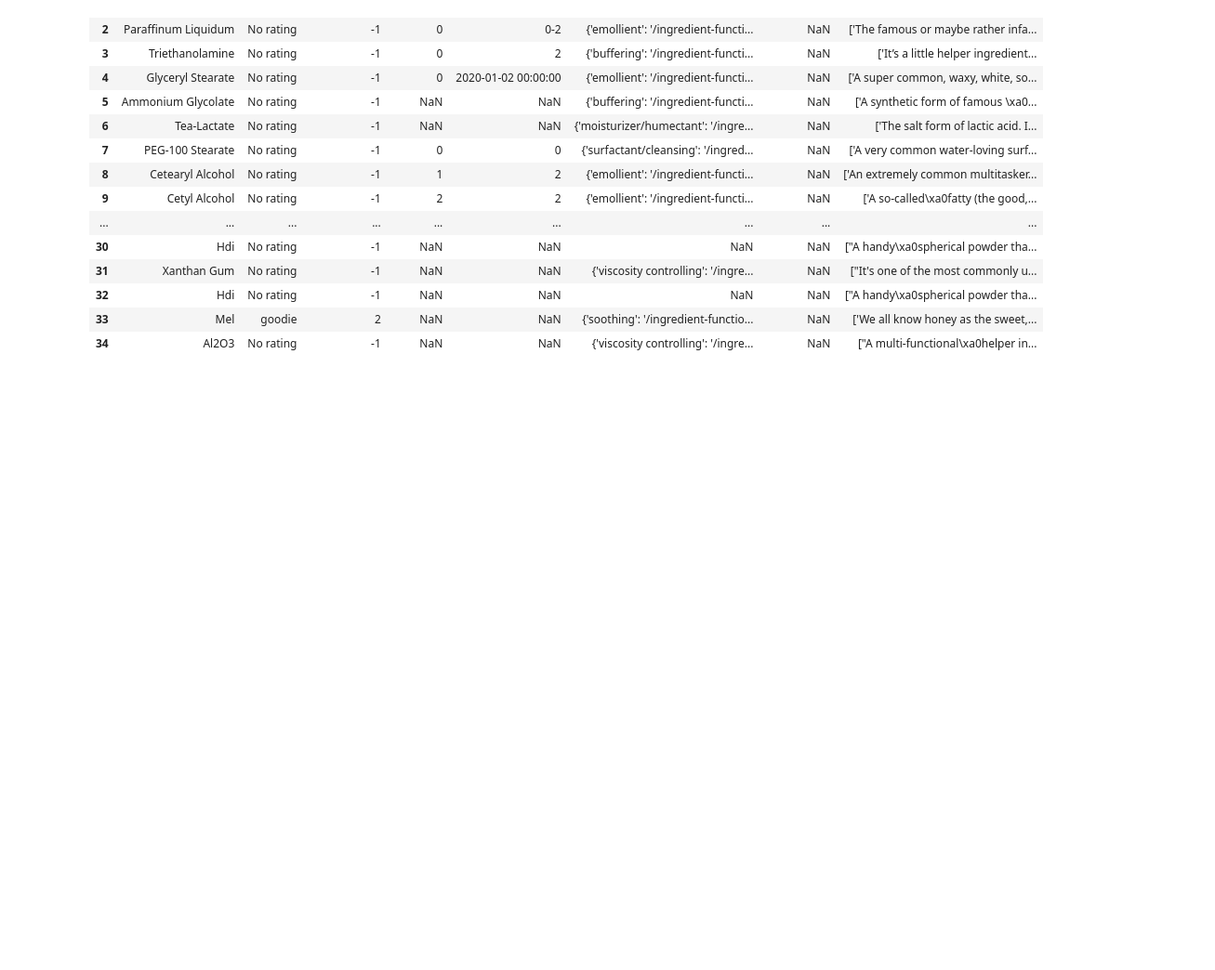
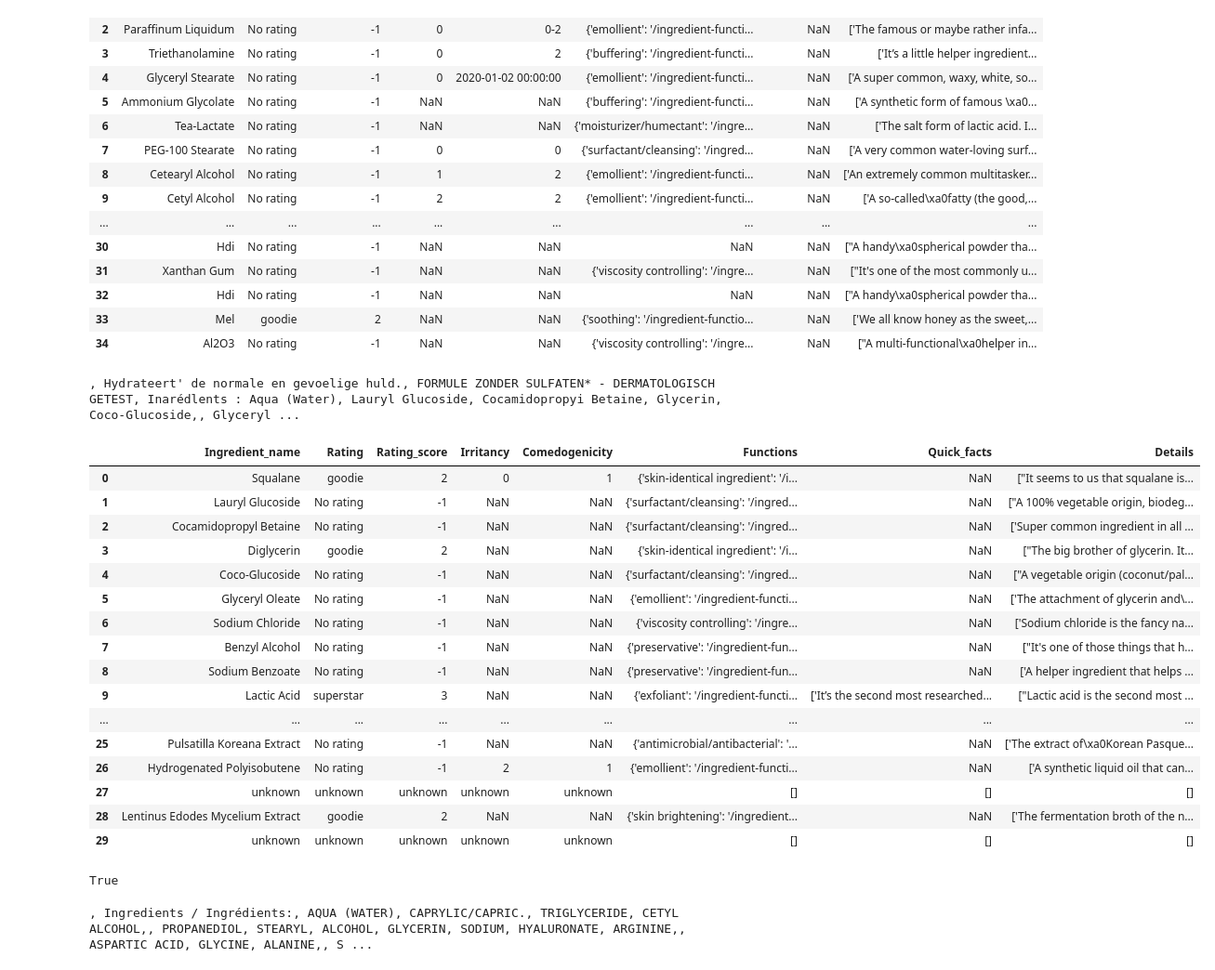
Before and after one commit to hienngn/coderschool-final-project, a Jupyter notebook: Functions.ipynb, the cells around one changed output. Shown at 93% size. Saved outputs shown, nothing was run; the diff lists cells and outputs as text; code cells hidden in the pictures; blank space fills up the shorter version.

Commit message:
Hien - Modified functions.ipynb

```diff
--- a/Functions.ipynb
+++ b/Functions.ipynb
@@ -631,7 +632,7 @@ def before_ctpn(img_path):
 
     return img_ctpn
 # %%
-def after_ctpn(img_path, txt_path, ingredient_df_path):
+def after_ctpn_inci(img_path, txt_path, ingredient_df_path):
     # Get annotations of bounding boxes
     boxes = get_bounding_box(txt_path)
 
@@ -647,7 +648,9 @@ def after_ctpn(img_path, txt_path, ingredient_df_path):
         text = text + ', ' + str(string.strip('\n').strip('\x0c').strip())
 
     # Cleaning result from OCR
+    print(text)
     text_result = clean_string(text)
+#     print(text_result)
     ing_list = string_to_list(text_result)
 
     # Loading ingredient dataframe
@@ -695,3 +698,36 @@ res
 | 32 | Hdi | No rating | -1 | NaN | NaN | NaN | NaN | ["A handy\xa0spherical powder tha... |
 | 33 | Mel | goodie | 2 | NaN | NaN | {'soothing': '/ingredient-functio... | NaN | ['We all know honey as the sweet,... |
 | 34 | Al2O3 | No rating | -1 | NaN | NaN | {'viscosity controlling': '/ingre... | NaN | ["A multi-functional\xa0helper in... |
+# %%
+res2 = after_ctpn_inci('text-detection-ctpn/data/demo/preprocessed.png', 'text-detection-ctpn/data/res/preprocessed.txt', 'Database/ingredient_inci_1570.csv')
+# %% [output]
+, Hydrateert' de normale en gevoelige huld., FORMULE ZONDER SULFATEN* - DERMATOLOGISCH GETEST, Inarédlents : Aqua (Water), Lauryl Glucoside, Cocamidopropyi Betaine, Glycerin, Coco-Glucoside,, Glyceryl ...
+# %%
+res2
+# %% [output]
+|  | Ingredient_name | Rating | Rating_score | Irritancy | Comedogenicity | Functions | Quick_facts | Details |
+| 0 | Squalane | goodie | 2 | 0 | 1 | {'skin-identical ingredient': '/i... | NaN | ["It seems to us that squalane is... |
+| 1 | Lauryl Glucoside | No rating | -1 | NaN | NaN | {'surfactant/cleansing': '/ingred... | NaN | ["A 100% vegetable origin, biodeg... |
+| 2 | Cocamidopropyl Betaine | No rating | -1 | NaN | NaN | {'surfactant/cleansing': '/ingred... | NaN | ['Super common ingredient in all ... |
+| 3 | Diglycerin | goodie | 2 | NaN | NaN | {'skin-identical ingredient': '/i... | NaN | ["The big brother of glycerin. It... |
+| 4 | Coco-Glucoside | No rating | -1 | NaN | NaN | {'surfactant/cleansing': '/ingred... | NaN | ["A vegetable origin (coconut/pal... |
+| 5 | Glyceryl Oleate | No rating | -1 | NaN | NaN | {'emollient': '/ingredient-functi... | NaN | ['The attachment of glycerin and\... |
+| 6 | Sodium Chloride | No rating | -1 | NaN | NaN | {'viscosity controlling': '/ingre... | NaN | ['Sodium chloride is the fancy na... |
+| 7 | Benzyl Alcohol | No rating | -1 | NaN | NaN | {'preservative': '/ingredient-fun... | NaN | ["It's one of those things that h... |
+| 8 | Sodium Benzoate | No rating | -1 | NaN | NaN | {'preservative': '/ingredient-fun... | NaN | ['A helper ingredient that helps ... |
+| 9 | Lactic Acid | superstar | 3 | NaN | NaN | {'exfoliant': '/ingredient-functi... | ['It’s the second most researched... | ["Lactic acid is the second most ... |
+| ... | ... | ... | ... | ... | ... | ... | ... | ... |
+| 25 | Pulsatilla Koreana Extract | No rating | -1 | NaN | NaN | {'antimicrobial/antibacterial': '... | NaN | ['The extract of\xa0Korean Pasque... |
+| 26 | Hydrogenated Polyisobutene | No rating | -1 | 2 | 1 | {'emollient': '/ingredient-functi... | NaN | ['A synthetic liquid oil that can... |
+| 27 | unknown | unknown | unknown | unknown | unknown | [] | [] | [] |
+| 28 | Lentinus Edodes Mycelium Extract | goodie | 2 | NaN | NaN | {'skin brightening': '/ingredient... | NaN | ['The fermentation broth of the n... |
+| 29 | unknown | unknown | unknown | unknown | unknown | [] | [] | [] |
+# %%
+img = before_ctpn('Sample_images/sample5.JPG')
+cv2.imwrite('sample5_ctpn.jpg', img)
+# %% [output]
+True
+# %%
+res_5 = after_ctpn_inci('Sample_images/sample5.JPG', 'text-detection-ctpn/data/res/sample5_ctpn.txt', 'Database/ingredient_inci_1570.csv')
+# %% [output]
+, Ingredients / Ingrédients:, AQUA (WATER), CAPRYLIC/CAPRIC., TRIGLYCERIDE, CETYL ALCOHOL,, PROPANEDIOL, STEARYL, ALCOHOL, GLYCERIN, SODIUM, HYALURONATE, ARGININE,, ASPARTIC ACID, GLYCINE, ALANINE,, S ...
```
Also changed, not shown: parts of 2 cells of this notebook, 2 other files.
